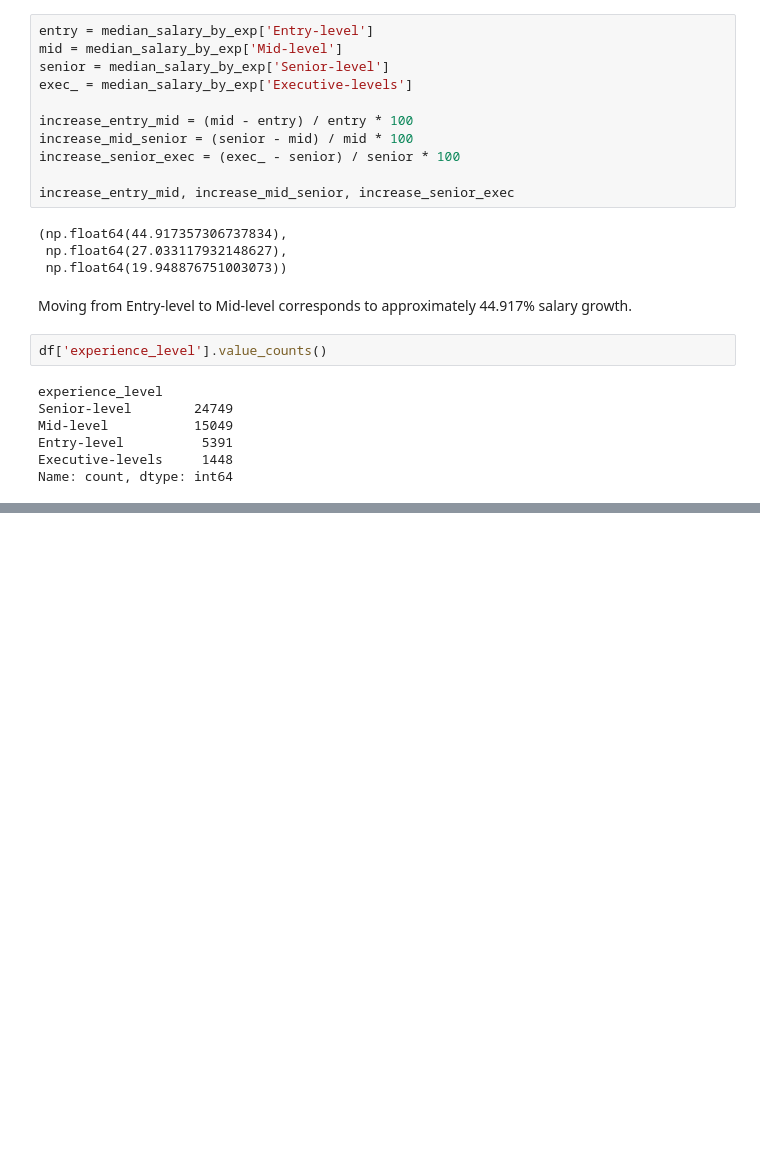
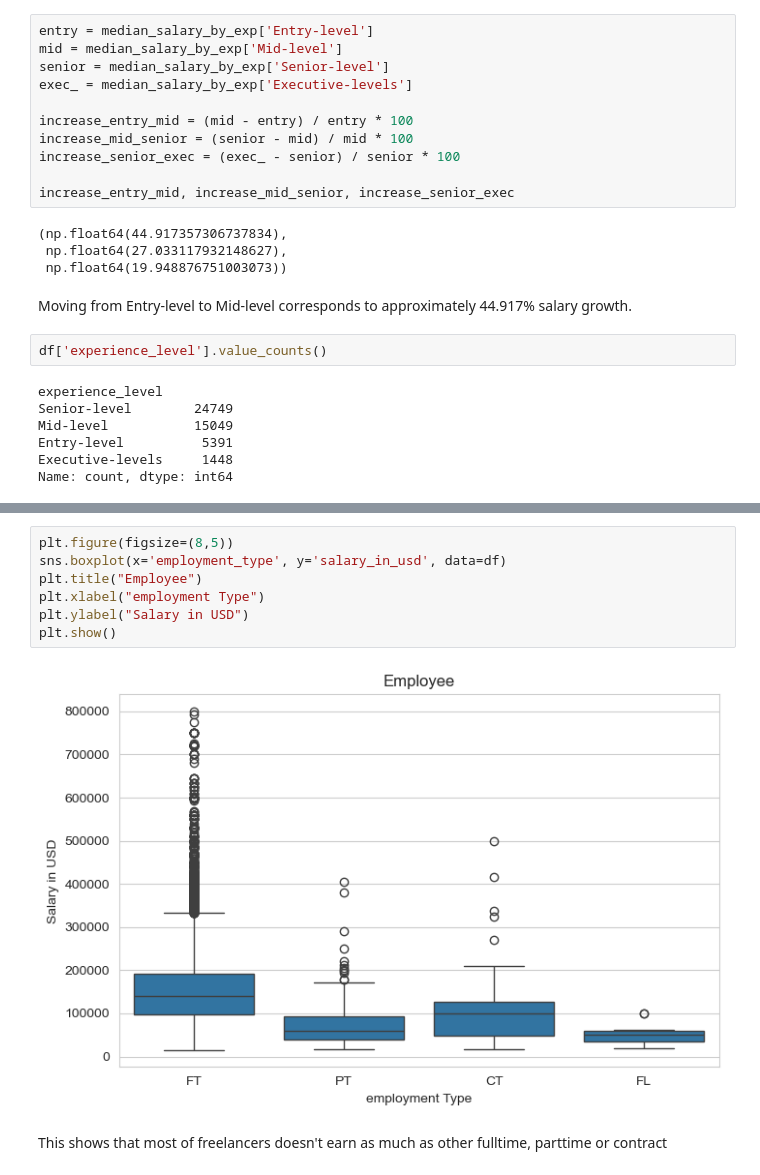
Before and after one commit to IshanWijekoon/global-job-market-analysis, a Jupyter notebook: notebooks/job_market_analysis.ipynb, the cells around one changed output, grey strips where cells are left out. Drawn from its saved outputs; the diff is of its cells as text; blank space fills up the shorter version.

```diff
--- a/notebooks/job_market_analysis.ipynb
+++ b/notebooks/job_market_analysis.ipynb
@@ -471,0 +509,11 @@ Name: count, dtype: int64
+# %%
+plt.figure(figsize=(8,5))
+sns.boxplot(x='employment_type', y='salary_in_usd', data=df)
+plt.title("Employee")
+plt.xlabel("employment Type")
+plt.ylabel("Salary in USD")
+plt.show()
+# %% [output]
+[figure, added]
+# %% [markdown]
+This shows that most of freelancers doesn't earn as much as other fulltime, parttime or contract
```
Also changed, not shown: parts of 4 cells of this notebook.
